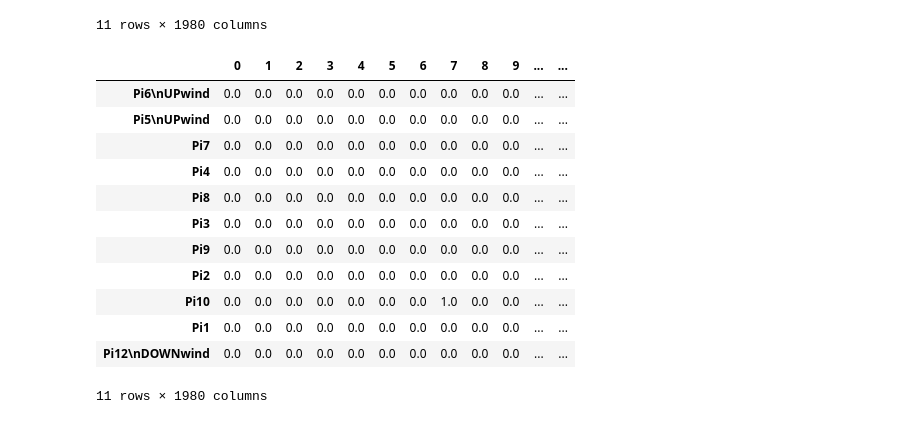
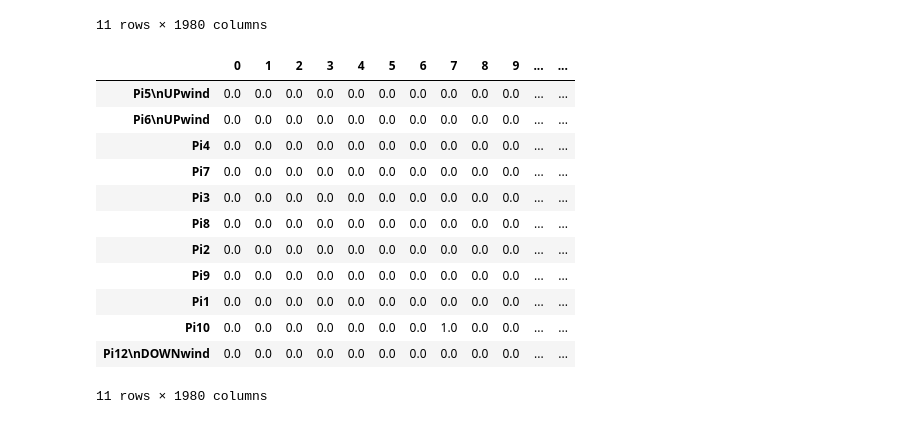
Before and after one commit to symmetricK/fly_research_project, a Jupyter notebook: new_field_release_analysis.ipynb, the cells around one changed output. Drawn from its saved outputs; the diff is of its cells as text; code cells hidden in the pictures.

```diff
--- a/new_field_release_analysis.ipynb
+++ b/new_field_release_analysis.ipynb
@@ -2045,41 +2312,41 @@ sorted_heat_df
 11 rows × 1980 columns
 # %%
 series_list=[]
-name_list=[6,5,7,4,8,3,9,2,10,1,12]
+name_list=[5,6,4,7,3,8,2,9,1,10,12]
 
 
 for num in name_list:
     tmp_series_list=[]
     for i in sorted_heat_df.iloc:
         if str(num) in i.name:
             #print(i.name)
             tmp_series_list.append(i.name)
             if len(tmp_series_list)==1:
                 #print(tmp_series_list[0])
                 #print(i)
             #tmp_series_list_r=tmp_series_list[0]
                 series_list.append(i)
 
 concat_df=pd.concat([series_list[0],series_list[1],series_list[2],series_list[3],series_list[4],series_list[5],
           series_list[6],series_list[7],series_list[8],series_list[9],series_list[10]],axis=1)
 
 
 
 transposed_df=concat_df.transpose()
 
 
 transposed_df
 # %% [output]
 |  | 0 | 1 | 2 | 3 | 4 | 5 | 6 | 7 | 8 | 9 | ... | ... |
+| Pi5\nUPwind | 0.0 | 0.0 | 0.0 | 0.0 | 0.0 | 0.0 | 0.0 | 0.0 | 0.0 | 0.0 | ... | ... |
 | Pi6\nUPwind | 0.0 | 0.0 | 0.0 | 0.0 | 0.0 | 0.0 | 0.0 | 0.0 | 0.0 | 0.0 | ... | ... |
-| Pi5\nUPwind | 0.0 | 0.0 | 0.0 | 0.0 | 0.0 | 0.0 | 0.0 | 0.0 | 0.0 | 0.0 | ... | ... |
+| Pi4 | 0.0 | 0.0 | 0.0 | 0.0 | 0.0 | 0.0 | 0.0 | 0.0 | 0.0 | 0.0 | ... | ... |
 | Pi7 | 0.0 | 0.0 | 0.0 | 0.0 | 0.0 | 0.0 | 0.0 | 0.0 | 0.0 | 0.0 | ... | ... |
-| Pi4 | 0.0 | 0.0 | 0.0 | 0.0 | 0.0 | 0.0 | 0.0 | 0.0 | 0.0 | 0.0 | ... | ... |
+| Pi3 | 0.0 | 0.0 | 0.0 | 0.0 | 0.0 | 0.0 | 0.0 | 0.0 | 0.0 | 0.0 | ... | ... |
 | Pi8 | 0.0 | 0.0 | 0.0 | 0.0 | 0.0 | 0.0 | 0.0 | 0.0 | 0.0 | 0.0 | ... | ... |
-| Pi3 | 0.0 | 0.0 | 0.0 | 0.0 | 0.0 | 0.0 | 0.0 | 0.0 | 0.0 | 0.0 | ... | ... |
+| Pi2 | 0.0 | 0.0 | 0.0 | 0.0 | 0.0 | 0.0 | 0.0 | 0.0 | 0.0 | 0.0 | ... | ... |
 | Pi9 | 0.0 | 0.0 | 0.0 | 0.0 | 0.0 | 0.0 | 0.0 | 0.0 | 0.0 | 0.0 | ... | ... |
-| Pi2 | 0.0 | 0.0 | 0.0 | 0.0 | 0.0 | 0.0 | 0.0 | 0.0 | 0.0 | 0.0 | ... | ... |
+| Pi1 | 0.0 | 0.0 | 0.0 | 0.0 | 0.0 | 0.0 | 0.0 | 0.0 | 0.0 | 0.0 | ... | ... |
 | Pi10 | 0.0 | 0.0 | 0.0 | 0.0 | 0.0 | 0.0 | 0.0 | 1.0 | 0.0 | 0.0 | ... | ... |
-| Pi1 | 0.0 | 0.0 | 0.0 | 0.0 | 0.0 | 0.0 | 0.0 | 0.0 | 0.0 | 0.0 | ... | ... |
 | Pi12\nDOWNwind | 0.0 | 0.0 | 0.0 | 0.0 | 0.0 | 0.0 | 0.0 | 0.0 | 0.0 | 0.0 | ... | ... |
 11 rows × 1980 columns
```
Also changed, not shown: parts of 8 cells of this notebook.
